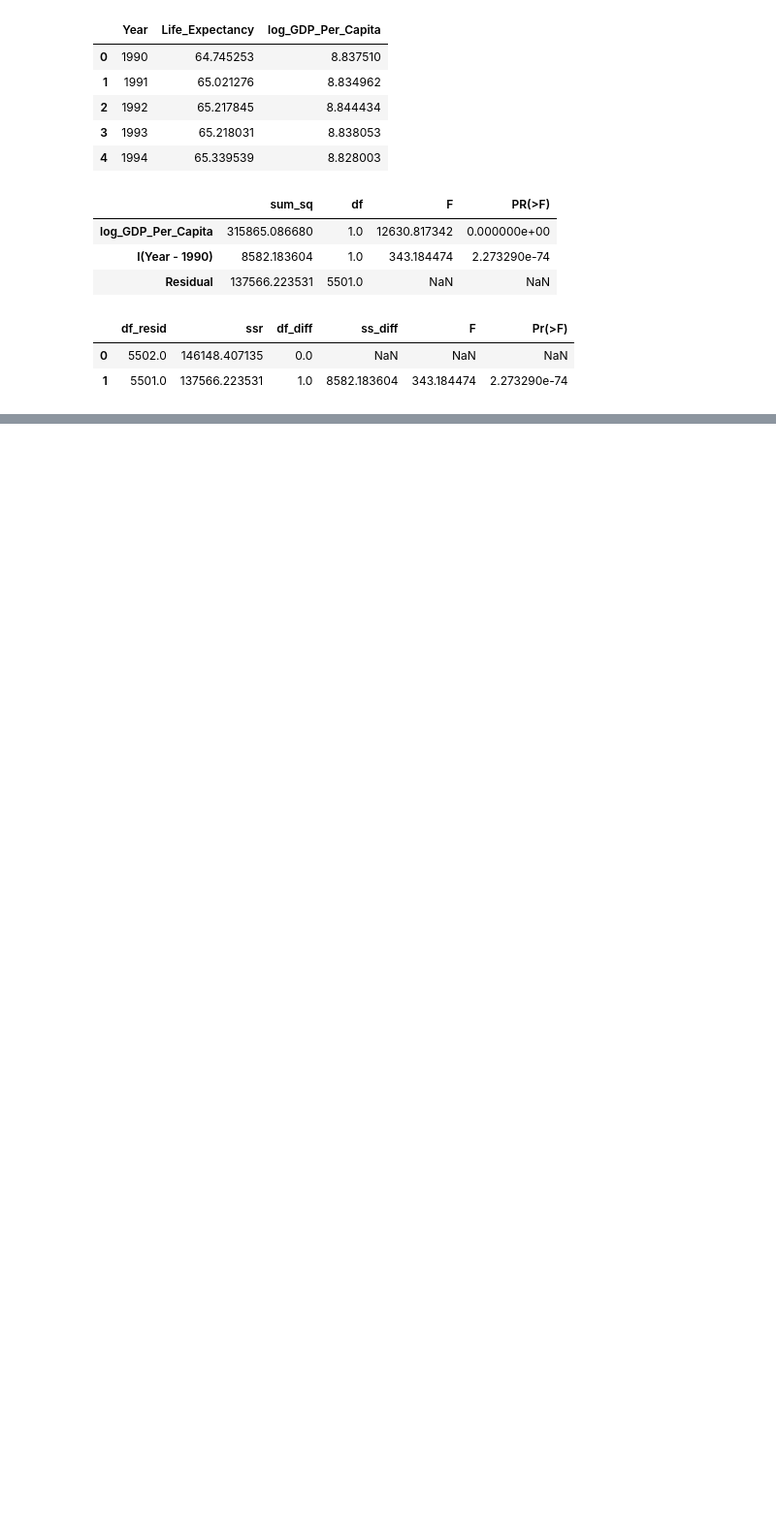
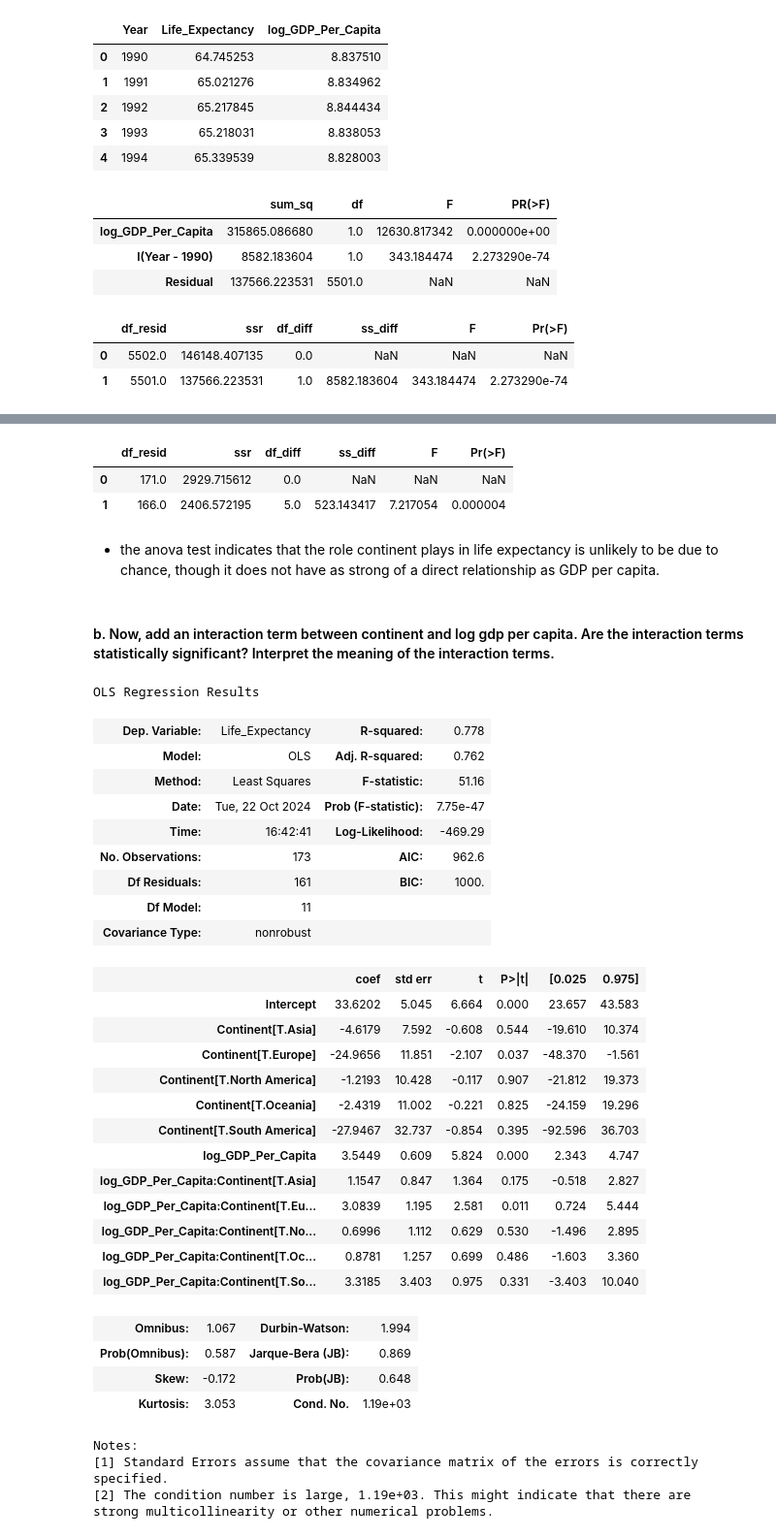
Before and after one commit to nss-data-science-cohort-8/un-linear-regression-DrewRichard7, a Jupyter notebook: notebooks/linear_regression_practice.ipynb, the cells around one changed output, grey strips where cells are left out. Shown at 97% size. Cells and saved outputs as stored; diff of their text form; code cells hidden in the pictures; blank space fills up the shorter version.

```diff
--- a/notebooks/linear_regression_practice.ipynb
+++ b/notebooks/linear_regression_practice.ipynb
@@ -380,0 +437,45 @@ display(sms.anova_lm(log_gdp_lm, log_gdp_lm_year))
+# %%
+sms.anova_lm(lm_2021_log, lm_loggdp_continent)
+# %% [output]
+|  | df_resid | ssr | df_diff | ss_diff | F | Pr(>F) |
+| 0 | 171.0 | 2929.715612 | 0.0 | NaN | NaN | NaN |
+| 1 | 166.0 | 2406.572195 | 5.0 | 523.143417 | 7.217054 | 0.000004 |
+# %% [markdown]
+- the anova test indicates that the role continent plays in life expectancy is unlikely to be due to chance, though it does not have as strong of a direct relationship as GDP per capita.
+# %% [markdown]
+####    b. Now, add an interaction term between continent and log gdp per capita. Are the interaction terms statistically significant? Interpret the meaning of the interaction terms.
+# %%
+lm_gdp_continent_interaction = smf.ols('Life_Expectancy ~ log_GDP_Per_Capita + Continent +log_GDP_Per_Capita:Continent', data=gdp_le_2021).fit()
+lm_gdp_continent_interaction.summary()
+# %% [output]
+OLS Regression Results
+| Dep. Variable: | Life_Expectancy | R-squared: | 0.778 |
+| Model: | OLS | Adj. R-squared: | 0.762 |
+| Method: | Least Squares | F-statistic: | 51.16 |
+| Date: | Tue, 22 Oct 2024 | Prob (F-statistic): | 7.75e-47 |
+| Time: | 16:42:41 | Log-Likelihood: | -469.29 |
+| No. Observations: | 173 | AIC: | 962.6 |
+| Df Residuals: | 161 | BIC: | 1000. |
+| Df Model: | 11 |  |  |
+| Covariance Type: | nonrobust |  |  |
+|  | coef | std err | t | P>|t| | [0.025 | 0.975] |
+| Intercept | 33.6202 | 5.045 | 6.664 | 0.000 | 23.657 | 43.583 |
+| Continent[T.Asia] | -4.6179 | 7.592 | -0.608 | 0.544 | -19.610 | 10.374 |
+| Continent[T.Europe] | -24.9656 | 11.851 | -2.107 | 0.037 | -48.370 | -1.561 |
+| Continent[T.North America] | -1.2193 | 10.428 | -0.117 | 0.907 | -21.812 | 19.373 |
+| Continent[T.Oceania] | -2.4319 | 11.002 | -0.221 | 0.825 | -24.159 | 19.296 |
+| Continent[T.South America] | -27.9467 | 32.737 | -0.854 | 0.395 | -92.596 | 36.703 |
+| log_GDP_Per_Capita | 3.5449 | 0.609 | 5.824 | 0.000 | 2.343 | 4.747 |
+| log_GDP_Per_Capita:Continent[T.Asia] | 1.1547 | 0.847 | 1.364 | 0.175 | -0.518 | 2.827 |
+| log_GDP_Per_Capita:Continent[T.Eu... | 3.0839 | 1.195 | 2.581 | 0.011 | 0.724 | 5.444 |
+| log_GDP_Per_Capita:Continent[T.No... | 0.6996 | 1.112 | 0.629 | 0.530 | -1.496 | 2.895 |
+| log_GDP_Per_Capita:Continent[T.Oc... | 0.8781 | 1.257 | 0.699 | 0.486 | -1.603 | 3.360 |
+| log_GDP_Per_Capita:Continent[T.So... | 3.3185 | 3.403 | 0.975 | 0.331 | -3.403 | 10.040 |
+| Omnibus: | 1.067 | Durbin-Watson: | 1.994 |
+| Prob(Omnibus): | 0.587 | Jarque-Bera (JB): | 0.869 |
+| Skew: | -0.172 | Prob(JB): | 0.648 |
+| Kurtosis: | 3.053 | Cond. No. | 1.19e+03 |
+Notes:
+[1] Standard Errors assume that the covariance matrix of the errors is correctly specified.
+[2] The condition number is large, 1.19e+03. This might indicate that there are
+strong multicollinearity or other numerical problems.
```
Also changed, not shown: parts of 43 cells of this notebook.
